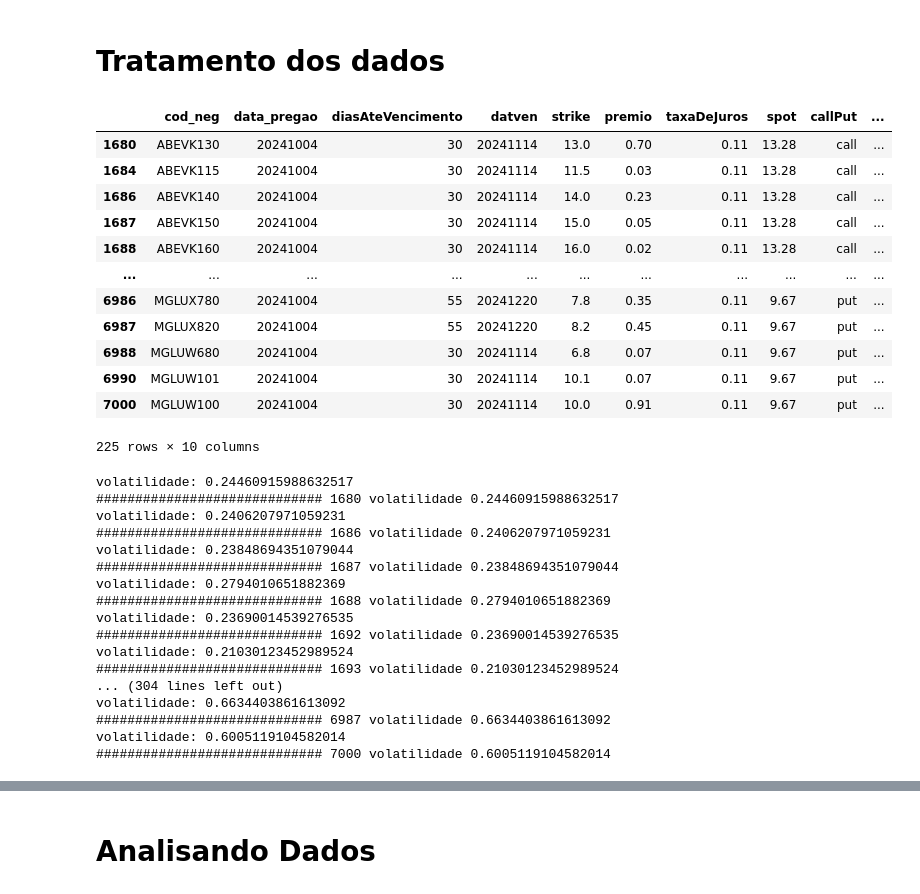
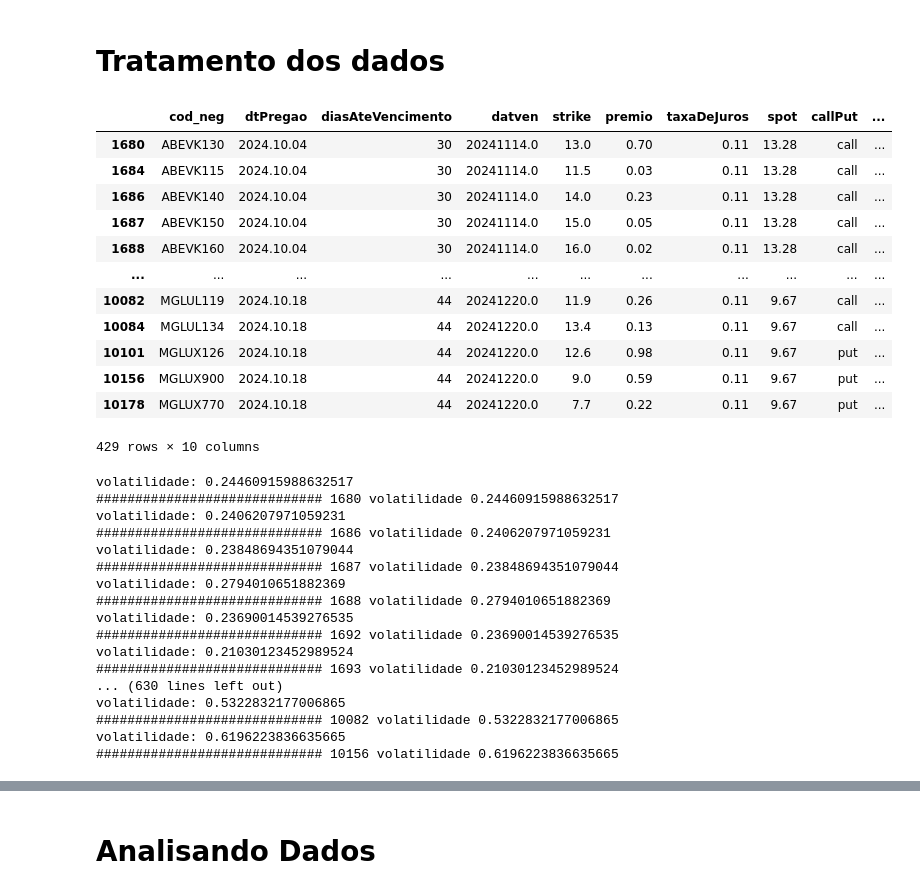
Before and after one commit to VitorSancho/IVOptionPredictor, a Jupyter notebook: projeto/src/MLApp/Avaliacao.ipynb, the cells around one changed output, grey strips where cells are left out. Cells and saved outputs as stored; diff of their text form; code cells hidden in the pictures.

```diff
--- a/projeto/src/MLApp/Avaliacao.ipynb
+++ b/projeto/src/MLApp/Avaliacao.ipynb
@@ -6,0 +3,18 @@ dados_b3 = pd.read_csv("D:\\CEDERJ\\2024.2\\tcc\\IVOptionPredictor\\projeto\\dat
+# %%
+import pandas as pd
+
+dados_b3 = pd.DataFrame()
+
+dados_b3_04_10_2024 = pd.read_csv("D:\\CEDERJ\\2024.2\\tcc\\IVOptionPredictor\\projeto\\data\\b3data_2024.10.04.csv", sep=";")
+dados_b3_11_10_2024 = pd.read_csv("D:\\CEDERJ\\2024.2\\tcc\\IVOptionPredictor\\projeto\\data\\b3data_2024.10.11.csv", sep=";")
+dados_b3_18_10_2024 = pd.read_csv("D:\\CEDERJ\\2024.2\\tcc\\IVOptionPredictor\\projeto\\data\\b3data_2024.10.18.csv", sep=";")
+
+dados_b3_04_10_2024['dtPregao'] = '2024.10.04'
+dados_b3_11_10_2024['dtPregao'] = '2024.10.11'
+dados_b3_18_10_2024['dtPregao'] = '2024.10.18'
+
+
+
+dados_b3 = pd.concat([dados_b3, dados_b3_04_10_2024], axis = 0)
+dados_b3 = pd.concat([dados_b3, dados_b3_11_10_2024], axis = 0)
+dados_b3 = pd.concat([dados_b3, dados_b3_18_10_2024], axis = 0)
@@ -45,6 +71,7 @@ dados_b3_filtrado['premed'] = pd.to_numeric(dados_b3_filtrado['premed'])
 dados_b3_filtrado = dados_b3_filtrado[(dados_b3_filtrado['preofv'] != 0) | (dados_b3_filtrado['preofv'] != 0)]
 dados_b3_filtrado = dados_b3_filtrado[(dados_b3_filtrado['preofc'] != 0) | (dados_b3_filtrado['preofc'] != 0)]
 dados_b3_filtrado = dados_b3_filtrado[(dados_b3_filtrado['premed'] != 0) | (dados_b3_filtrado['premed'] != 0)]
+
 
 dados_b3_filtrado['callPut'] = 0
 dados_b3_filtrado.loc[dados_b3_filtrado['tp_merc'] == 70, 'callPut'] = 'call'
@@ -68,54 +95,67 @@ dados_b3_filtrado['premio'] = dados_b3_filtrado['premed']
 dados_b3_filtrado['taxaDeJuros'] = 0.11
 dados_b3_filtrado['dado_original'] = 1
 
+def determinar_vencimento(vencimento):
 
-def determinar_vencimento(vencimento):
-    diasAteVencDict = {20250321: 116,
+    diasAteVencDict_04_10_2024 = {20250321: 116,
                         20241114: 30,
                         20241220: 55,
                         20250221: 98,
                         20250117: 73,
                         20241101: 21,
                         20241108: 26}
+    diasAteVencDict_18_10_2024 = {20241227: 51,
+                    20241129: 31,
+                    20241220: 44,
+                    20241218: 46}
+    diasAteVencDict_11_10_2024 = {20241122: 31,
+                    20241213: 46,
+                    20241218: 49,
+                    20241220: 51,
+                    20241227: 56}
+    diasAteVencDict = {'2024.10.04': diasAteVencDict_04_10_2024,
+              '2024.10.11': diasAteVencDict_11_10_2024,
+              '2024.10.18': diasAteVencDict_18_10_2024}
     try:
-        return diasAteVencDict[vencimento]
+        dtPregaoDict = diasAteVencDict[vencimento['dtPregao']]
+        return dtPregaoDict[vencimento['datven']]
     except:
         return 0
 
-dados_b3_filtrado['diasAteVencimento'] = dados_b3_filtrado['datven'].apply(determinar_vencimento)
+dados_b3_filtrado['diasAteVencimento'] = dados_b3_filtrado.apply(determinar_vencimento, axis=1)
 dados_b3_filtrado = dados_b3_filtrado[dados_b3_filtrado['diasAteVencimento'] != 0]
 
 spot_ABEV = 13.28
 spot_ITSA = 10.62
 spot_B3SA = 10.75
 spot_BBDC = 15.06
 spot_MGLU = 9.67
 spot_GGBR = 19.18
 dados_b3_filtrado['spot'] = 0
 dados_b3_filtrado.loc[dados_b3_filtrado['cod_neg'].str.startswith('ABEV'), 'spot'] = spot_ABEV
 dados_b3_filtrado.loc[dados_b3_filtrado['cod_neg'].str.startswith('ITSA'), 'spot'] = spot_ITSA
 dados_b3_filtrado.loc[dados_b3_filtrado['cod_neg'].str.startswith('B3SA'), 'spot'] = spot_B3SA
 dados_b3_filtrado.loc[dados_b3_filtrado['cod_neg'].str.startswith('BBDC'), 'spot'] = spot_BBDC
 dados_b3_filtrado.loc[dados_b3_filtrado['cod_neg'].str.startswith('MGLU'), 'spot'] = spot_MGLU
 dados_b3_filtrado.loc[dados_b3_filtrado['cod_neg'].str.startswith('GGBR'), 'spot'] = spot_GGBR
 
-dados_b3_filtrado = dados_b3_filtrado[['cod_neg','data_pregao','diasAteVencimento','datven','strike','premio','taxaDeJuros','spot','callPut','dado_original']]
+dados_b3_filtrado = dados_b3_filtrado[['cod_neg','dtPregao','diasAteVencimento','datven','strike','premio','taxaDeJuros','spot','callPut','dado_original']]
 
 dados_b3_filtrado
 # %% [output]
-|  | cod_neg | data_pregao | diasAteVencimento | datven | strike | premio | taxaDeJuros | spot | callPut | ... |
-| 1680 | ABEVK130 | 20241004 | 30 | 20241114 | 13.0 | 0.70 | 0.11 | 13.28 | call | ... |
-| 1684 | ABEVK115 | 20241004 | 30 | 20241114 | 11.5 | 0.03 | 0.11 | 13.28 | call | ... |
-| 1686 | ABEVK140 | 20241004 | 30 | 20241114 | 14.0 | 0.23 | 0.11 | 13.28 | call | ... |
-| 1687 | ABEVK150 | 20241004 | 30 | 20241114 | 15.0 | 0.05 | 0.11 | 13.28 | call | ... |
-| 1688 | ABEVK160 | 20241004 | 30 | 20241114 | 16.0 | 0.02 | 0.11 | 13.28 | call | ... |
+|  | cod_neg | dtPregao | diasAteVencimento | datven | strike | premio | taxaDeJuros | spot | callPut | ... |
+| 1680 | ABEVK130 | 2024.10.04 | 30 | 20241114.0 | 13.0 | 0.70 | 0.11 | 13.28 | call | ... |
+| 1684 | ABEVK115 | 2024.10.04 | 30 | 20241114.0 | 11.5 | 0.03 | 0.11 | 13.28 | call | ... |
+| 1686 | ABEVK140 | 2024.10.04 | 30 | 20241114.0 | 14.0 | 0.23 | 0.11 | 13.28 | call | ... |
+| 1687 | ABEVK150 | 2024.10.04 | 30 | 20241114.0 | 15.0 | 0.05 | 0.11 | 13.28 | call | ... |
+| 1688 | ABEVK160 | 2024.10.04 | 30 | 20241114.0 | 16.0 | 0.02 | 0.11 | 13.28 | call | ... |
 | ... | ... | ... | ... | ... | ... | ... | ... | ... | ... | ... |
-| 6986 | MGLUX780 | 20241004 | 55 | 20241220 | 7.8 | 0.35 | 0.11 | 9.67 | put | ... |
-| 6987 | MGLUX820 | 20241004 | 55 | 20241220 | 8.2 | 0.45 | 0.11 | 9.67 | put | ... |
-| 6988 | MGLUW680 | 20241004 | 30 | 20241114 | 6.8 | 0.07 | 0.11 | 9.67 | put | ... |
-| 6990 | MGLUW101 | 20241004 | 30 | 20241114 | 10.1 | 0.07 | 0.11 | 9.67 | put | ... |
-| 7000 | MGLUW100 | 20241004 | 30 | 20241114 | 10.0 | 0.91 | 0.11 | 9.67 | put | ... |
+| 10082 | MGLUL119 | 2024.10.18 | 44 | 20241220.0 | 11.9 | 0.26 | 0.11 | 9.67 | call | ... |
+| 10084 | MGLUL134 | 2024.10.18 | 44 | 20241220.0 | 13.4 | 0.13 | 0.11 | 9.67 | call | ... |
+| 10101 | MGLUX126 | 2024.10.18 | 44 | 20241220.0 | 12.6 | 0.98 | 0.11 | 9.67 | put | ... |
+| 10156 | MGLUX900 | 2024.10.18 | 44 | 20241220.0 | 9.0 | 0.59 | 0.11 | 9.67 | put | ... |
+| 10178 | MGLUX770 | 2024.10.18 | 44 | 20241220.0 | 7.7 | 0.22 | 0.11 | 9.67 | put | ... |
-225 rows × 10 columns
+429 rows × 10 columns
 # %%
 # Adicione o diretório raiz do projeto ao sys.path
 import os
@@ -159,11 +199,11 @@ volatilidade: 0.23690014539276535
 ############################# 1692 volatilidade 0.23690014539276535
 volatilidade: 0.21030123452989524
 ############################# 1693 volatilidade 0.21030123452989524
-... (304 lines left out)
-volatilidade: 0.6634403861613092
-############################# 6987 volatilidade 0.6634403861613092
-volatilidade: 0.6005119104582014
-############################# 7000 volatilidade 0.6005119104582014
+... (630 lines left out)
+volatilidade: 0.5322832177006865
+############################# 10082 volatilidade 0.5322832177006865
+volatilidade: 0.6196223836635665
+############################# 10156 volatilidade 0.6196223836635665
 # %%
 dados_b3_filtrado.to_csv("dados_b3_ingeridos.csv")
 # %%
```
Also changed, not shown: parts of 37 cells of this notebook, 2 other files.
